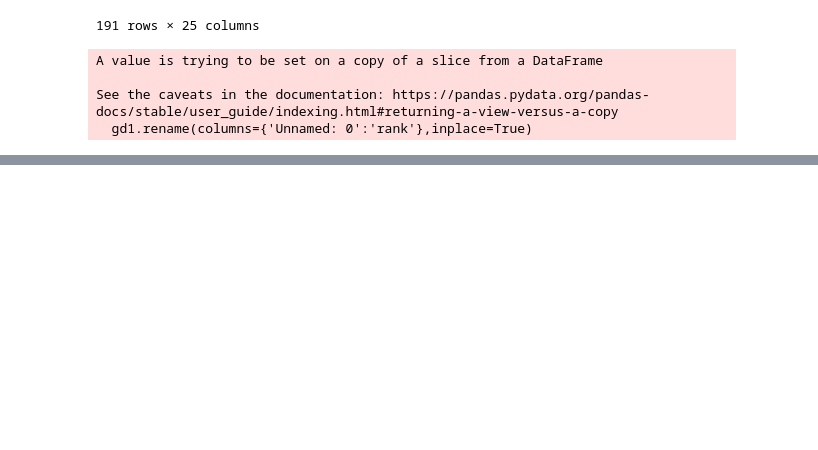
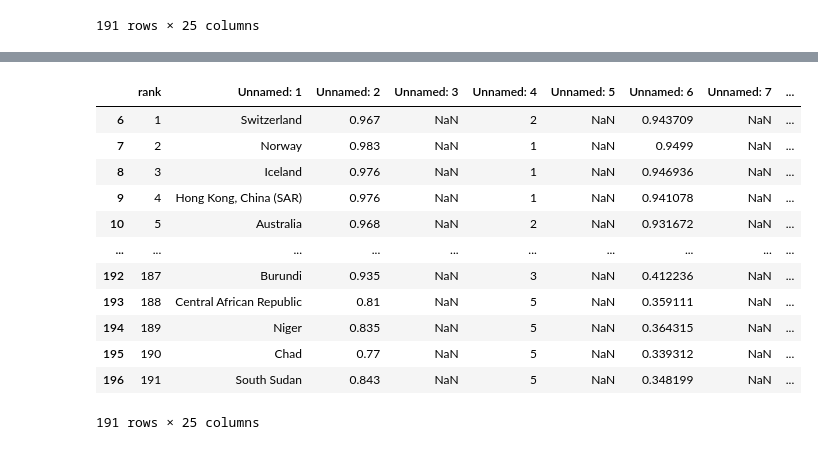
Before and after one commit to XiaoLiang28/vis, a Jupyter notebook: ps6.ipynb, the cells around one changed output, grey strips where cells are left out. Cells and saved outputs as stored; diff of their text form; code cells hidden in the pictures; blank space fills up the shorter version.

```diff
--- a/ps6.ipynb
+++ b/ps6.ipynb
@@ -80,4 +80,4 @@ Warning: Total number of columns (25) exceeds max_columns (20). Falling back to
 | 196 | 191 | South Sudan | 0.843 | NaN | 5 | NaN | 0.348199 | NaN | ... |
 197 rows × 25 columns
 # %%
-gd1=gd[6:197]
+gd=gd[6:197]
@@ -84,3 +101,5 @@ gd1=gd[6:197]
+# %%
+gd1 = gd.copy()
 # %%
 gd1
 # %% [output]
@@ -98,10 +117,20 @@ Warning: Total number of columns (25) exceeds max_columns (20). Falling back to
 | 195 | 190 | Chad | 0.77 | NaN | 5 | NaN | 0.339312 | NaN | ... |
 | 196 | 191 | South Sudan | 0.843 | NaN | 5 | NaN | 0.348199 | NaN | ... |
 191 rows × 25 columns
-# %%
-gd1.rename(columns={'Unnamed: 0':'rank'},inplace=True)
-# %% [output]
-A value is trying to be set on a copy of a slice from a DataFrame
-
-See the caveats in the documentation: https://pandas.pydata.org/pandas-docs/stable/user_guide/indexing.html#returning-a-view-versus-a-copy
-  gd1.rename(columns={'Unnamed: 0':'rank'},inplace=True)
+# %%
+gd1.rename(columns={'Unnamed:0':'rank'},inplace=True)
+gd1.rename(columns={'Unnamed:1':'country'},inplace=True)
+gd1.rename(columns={'Unnamed:2':'Gender Development Index'},inplace=True)
+gd1.rename(columns={'Unnamed:6':'HDI Female'},inplace=True)
+gd1.rename(columns={'Unnamed:8':'HDI Male'},inplace=True)
+gd1.rename(columns={'Unnamed:10':'Life expectancy at birth female'},inplace=True)
+gd1.rename(columns={'Unnamed:12':'Life expectancy at birth male'},inplace=True)
+gd1.rename(columns={'Unnamed:14':'Expected years of schooling female'},inplace=True)
+gd1.rename(columns={'Unnamed:16':'Expected years of schooling male'},inplace=True)
+gd1.rename(columns={'Unnamed:18':'Mean years of schooling female'},inplace=True)
+gd1.rename(columns={'Unnamed:20':'Mean years of schooling male'},inplace=True)
+gd1.rename(columns={'Unnamed:22':'GNI female'},inplace=True)
+gd1.rename(columns={'Unnamed:24':'GNI male'},inplace=True)
+# %%
+gd1 #question: why only one name be changed with the same code?
+# %% [output]
@@ -107,0 +138,13 @@ See the caveats in the documentation: https://pandas.pydata.org/pandas-docs/stab
+|  | rank | Unnamed: 1 | Unnamed: 2 | Unnamed: 3 | Unnamed: 4 | Unnamed: 5 | Unnamed: 6 | Unnamed: 7 | ... |
+| 6 | 1 | Switzerland | 0.967 | NaN | 2 | NaN | 0.943709 | NaN | ... |
+| 7 | 2 | Norway | 0.983 | NaN | 1 | NaN | 0.9499 | NaN | ... |
+| 8 | 3 | Iceland | 0.976 | NaN | 1 | NaN | 0.946936 | NaN | ... |
+| 9 | 4 | Hong Kong, China (SAR) | 0.976 | NaN | 1 | NaN | 0.941078 | NaN | ... |
+| 10 | 5 | Australia | 0.968 | NaN | 2 | NaN | 0.931672 | NaN | ... |
+| ... | ... | ... | ... | ... | ... | ... | ... | ... | ... |
+| 192 | 187 | Burundi | 0.935 | NaN | 3 | NaN | 0.412236 | NaN | ... |
+| 193 | 188 | Central African Republic | 0.81 | NaN | 5 | NaN | 0.359111 | NaN | ... |
+| 194 | 189 | Niger | 0.835 | NaN | 5 | NaN | 0.364315 | NaN | ... |
+| 195 | 190 | Chad | 0.77 | NaN | 5 | NaN | 0.339312 | NaN | ... |
+| 196 | 191 | South Sudan | 0.843 | NaN | 5 | NaN | 0.348199 | NaN | ... |
+191 rows × 25 columns
```
Also changed, not shown: parts of 10 cells of this notebook.
